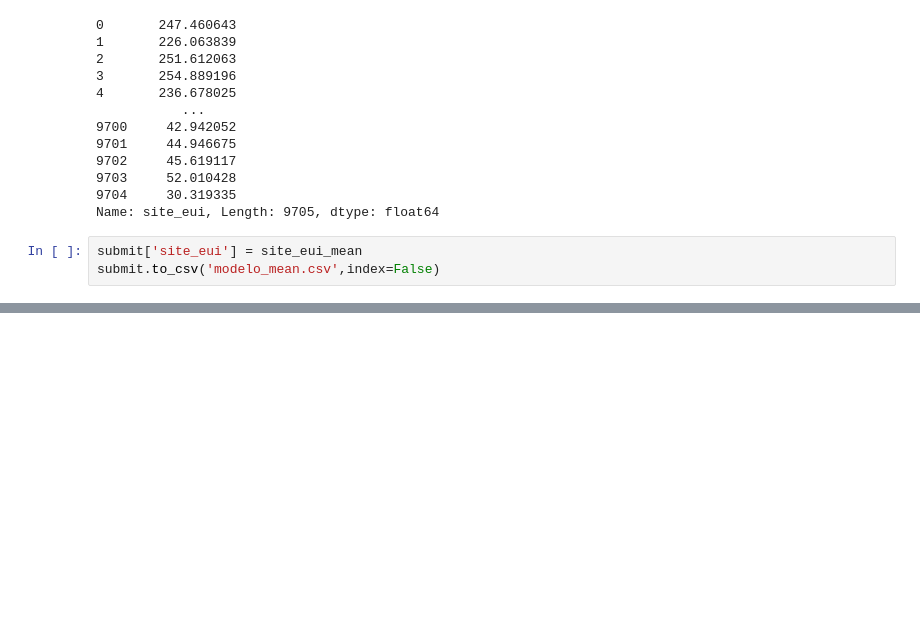
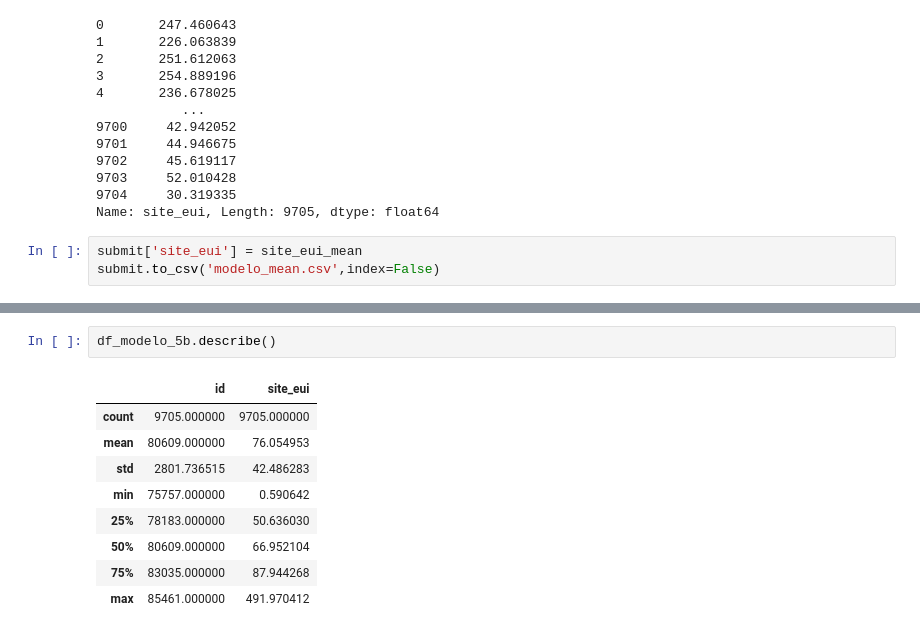
Before and after one commit to ccollado7/wds-datathon-2022, a Jupyter notebook: notebooks/modelos/mode_mean/modelo_mean.ipynb, the cells around one changed output, grey strips where cells are left out. Saved outputs shown, nothing was run; the diff lists cells and outputs as text; blank space fills up the shorter version.

```diff
--- a/notebooks/modelos/mode_mean/modelo_mean.ipynb
+++ b/notebooks/modelos/mode_mean/modelo_mean.ipynb
@@ -88,0 +84,12 @@ submit.to_csv('modelo_mean.csv',index=False)
+# %%
+df_modelo_5b.describe()
+# %% [output]
+|  | id | site_eui |
+| count | 9705.000000 | 9705.000000 |
+| mean | 80609.000000 | 76.054953 |
+| std | 2801.736515 | 42.486283 |
+| min | 75757.000000 | 0.590642 |
+| 25% | 78183.000000 | 50.636030 |
+| 50% | 80609.000000 | 66.952104 |
+| 75% | 83035.000000 | 87.944268 |
+| max | 85461.000000 | 491.970412 |
```
Also changed, not shown: parts of 17 cells of this notebook, 25 other files.
